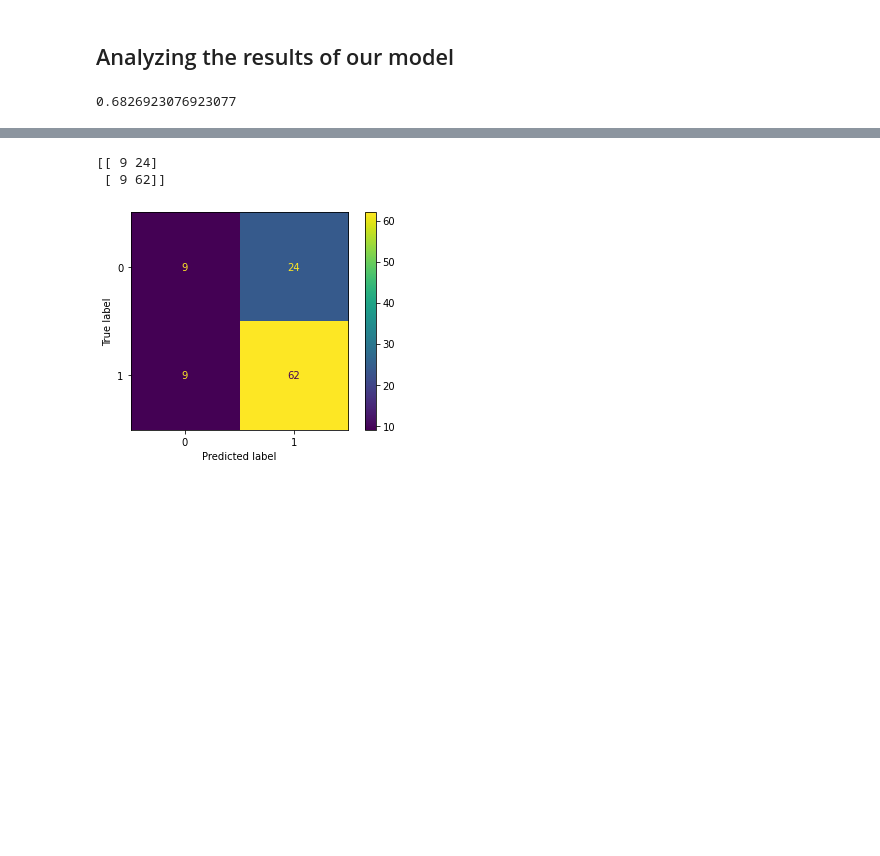
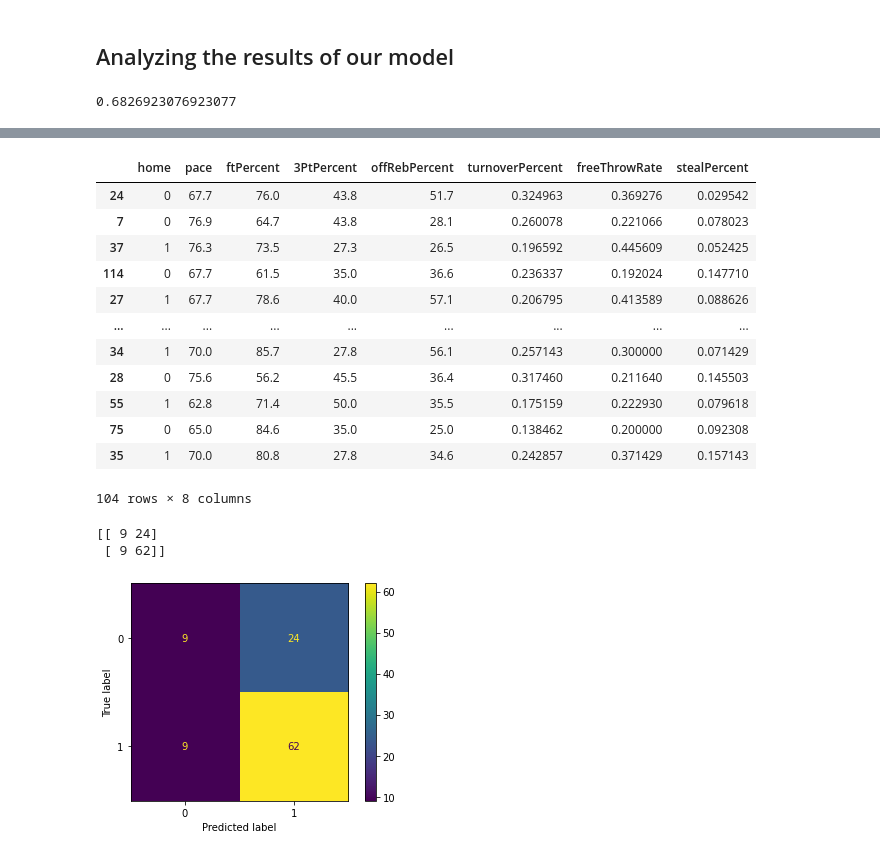
Before and after one commit to WolverineSportsAnalytics/basketball-sports-betting, a Jupyter notebook: Logistic Regression Tutorial.ipynb, the cells around one changed output, grey strips where cells are left out. Drawn from its saved outputs; the diff is of its cells as text; code cells hidden in the pictures; blank space fills up the shorter version.

```diff
--- a/Logistic Regression Tutorial.ipynb
+++ b/Logistic Regression Tutorial.ipynb
@@ -71,11 +71,12 @@ X = df[['home',
         'offRebPercent',
         'turnoverPercent',
         'freeThrowRate',
-        'stealPercent']].fillna(0)
+        'stealPercent',
+        'trueShootingPercent']].fillna(0)
 y = df['win']
 # %%
 # split data into training and test datasets (using 70-30 train-test split here)
-X_train, X_test, y_train, y_test = train_test_split(X, y, test_size=0.7, random_state=0)
+X_train, X_test, y_train, y_test = train_test_split(X, y, test_size=0.3, random_state=0)
 # %% [markdown]
 **Note:** We don't have to set a `random_state`, but by setting a `random_state`, we can have reproducible splits, meaning that the train/test splits are the same every time we run this code.
 # %% [markdown]
@@ -98,3 +134,19 @@ clf.score(X_test, y_test)
+# %%
+X_test
+# %% [output]
+|  | home | pace | ftPercent | 3PtPercent | offRebPercent | turnoverPercent | freeThrowRate | stealPercent |
+| 24 | 0 | 67.7 | 76.0 | 43.8 | 51.7 | 0.324963 | 0.369276 | 0.029542 |
+| 7 | 0 | 76.9 | 64.7 | 43.8 | 28.1 | 0.260078 | 0.221066 | 0.078023 |
+| 37 | 1 | 76.3 | 73.5 | 27.3 | 26.5 | 0.196592 | 0.445609 | 0.052425 |
+| 114 | 0 | 67.7 | 61.5 | 35.0 | 36.6 | 0.236337 | 0.192024 | 0.147710 |
+| 27 | 1 | 67.7 | 78.6 | 40.0 | 57.1 | 0.206795 | 0.413589 | 0.088626 |
+| ... | ... | ... | ... | ... | ... | ... | ... | ... |
+| 34 | 1 | 70.0 | 85.7 | 27.8 | 56.1 | 0.257143 | 0.300000 | 0.071429 |
+| 28 | 0 | 75.6 | 56.2 | 45.5 | 36.4 | 0.317460 | 0.211640 | 0.145503 |
+| 55 | 1 | 62.8 | 71.4 | 50.0 | 35.5 | 0.175159 | 0.222930 | 0.079618 |
+| 75 | 0 | 65.0 | 84.6 | 35.0 | 25.0 | 0.138462 | 0.200000 | 0.092308 |
+| 35 | 1 | 70.0 | 80.8 | 27.8 | 34.6 | 0.242857 | 0.371429 | 0.157143 |
+104 rows × 8 columns
 # %%
 # creating a confusion matrix (TP and TN are along the diagonals)
 from sklearn.metrics import confusion_matrix, plot_confusion_matrix
```
Also changed, not shown: parts of 3 cells of this notebook.
